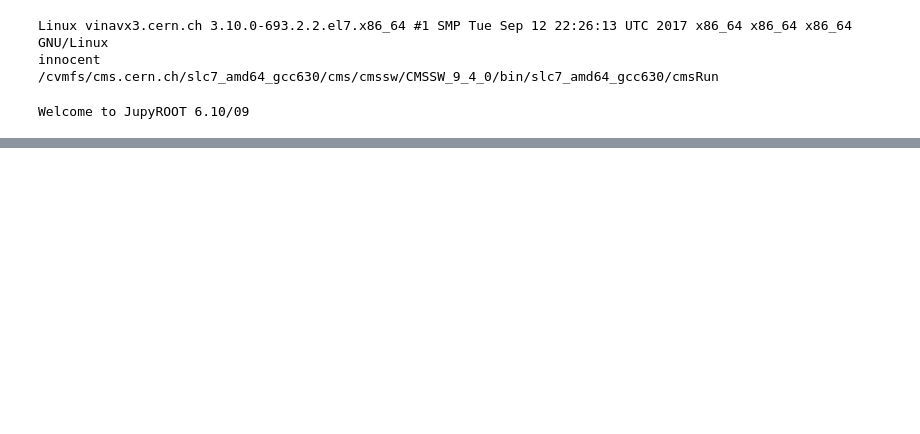
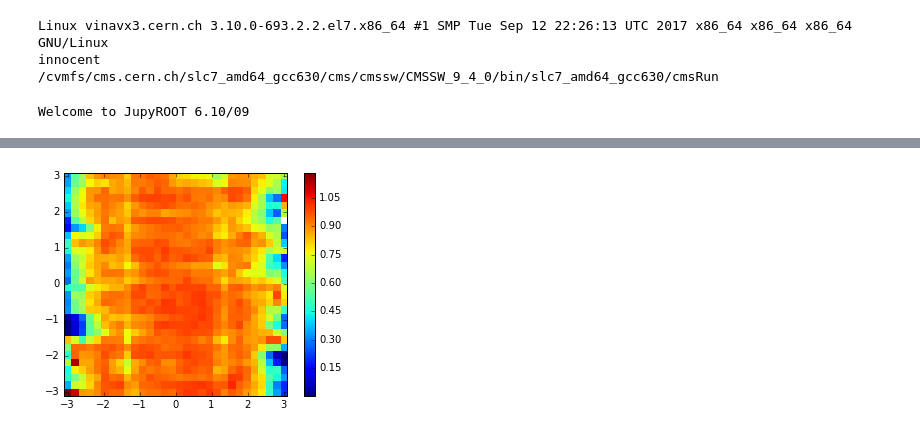
Before and after one commit to VinInn/pyTools, a Jupyter notebook: zerobias.ipynb, the cells around one changed output, grey strips where cells are left out. Drawn from its saved outputs; the diff is of its cells as text; code cells hidden in the pictures; blank space fills up the shorter version.

```diff
--- a/zerobias.ipynb
+++ b/zerobias.ipynb
@@ -75,4 +75,14 @@ def loop(args) :
     print len(tkPars)
     print 'done'
     return (rid,ne,tkPars)
+# %%
+def loadFile(name) :
+    loaded = np.load('/tmp/'+name+'.npz')
+    runid = loaded['arr_0']
+    ne = loaded['arr_1']
+    n = len(runid)
+    tkPars = [loaded['arr_'+str(i+2)] for i in range(0,n)]
+    return runid,ne,tkPars
+def saveFile(name,runid,ne,tkPars) :
+    np.savez_compressed('/tmp/'+name,runid,ne,*tkPars)
 # %%
@@ -142,0 +154,18 @@ plots(ret)
+# %%
+def plot2D(tk1,ne1,tk2,ne2):
+    eta=0
+    phi=1
+    pt=2
+    w=3
+    nbins = 31
+    edges = np.linspace(-3.1,3.1,nbins)
+    z1,x,y = np.histogram2d(tk1[eta],tk1[phi],bins=(edges, edges),weights=10./float(ne1)*tk1[w])
+    z2,x,y = np.histogram2d(tk2[eta],tk2[phi],bins=(edges, edges),weights=10./float(ne2)*tk2[w])
+    z=z2.T/z1.T
+    plt.imshow(z, interpolation='nearest', origin='low', extent=[edges[0], edges[-1], edges[0], edges[-1]])
+    plt.colorbar()
+    plt.show()
+
+plot2D(tkPars[0],ne[0],tkPars[2],ne[2])
+# %% [output]
+[figure, added]
```
Also changed, not shown: parts of 8 cells of this notebook.
